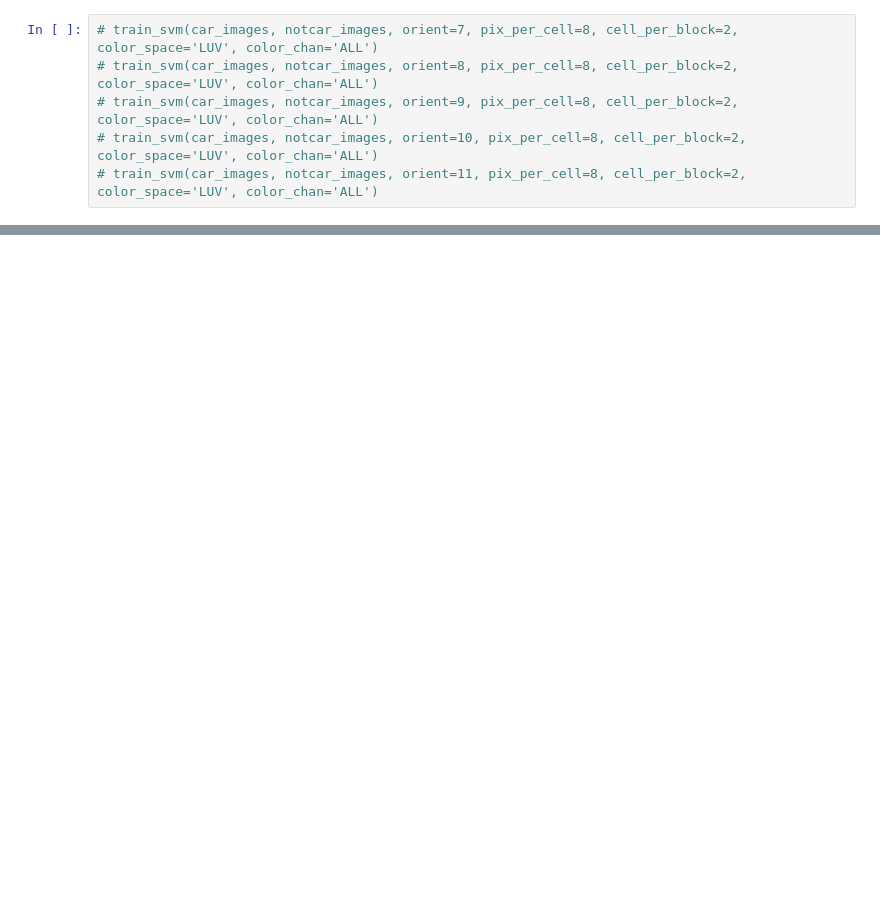
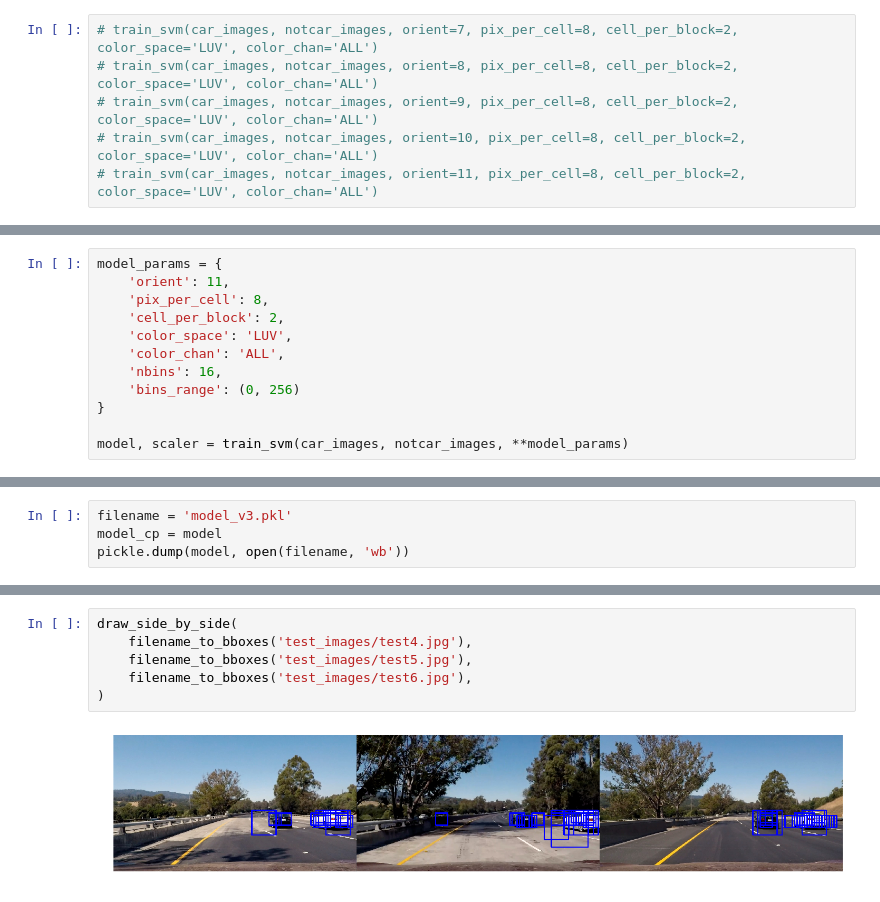
Before and after one commit to ramseykhalaf/CarND-Vehicle-Detection, a Jupyter notebook: vehicle_detection.ipynb, the cells around one changed output, grey strips where cells are left out. Cells and saved outputs as stored; diff of their text form; blank space fills up the shorter version.

```diff
--- a/vehicle_detection.ipynb
+++ b/vehicle_detection.ipynb
@@ -509,0 +456,12 @@ True
+# %%
+model_params = {
+    'orient': 11,
+    'pix_per_cell': 8,
+    'cell_per_block': 2,
+    'color_space': 'LUV',
+    'color_chan': 'ALL',
+    'nbins': 16,
+    'bins_range': (0, 256)
+}
+
+model, scaler = train_svm(car_images, notcar_images, **model_params)
@@ -509,0 +471,4 @@ True
+# %%
+filename = 'model_v3.pkl'
+model_cp = model
+pickle.dump(model, open(filename, 'wb'))
@@ -509,0 +596,8 @@ True
+# %%
+draw_side_by_side(
+    filename_to_bboxes('test_images/test4.jpg'),
+    filename_to_bboxes('test_images/test5.jpg'),
+    filename_to_bboxes('test_images/test6.jpg'),
+)
+# %% [output]
+[figure, added]
```
Also changed, not shown: parts of 79 cells of this notebook, 11 other files.
